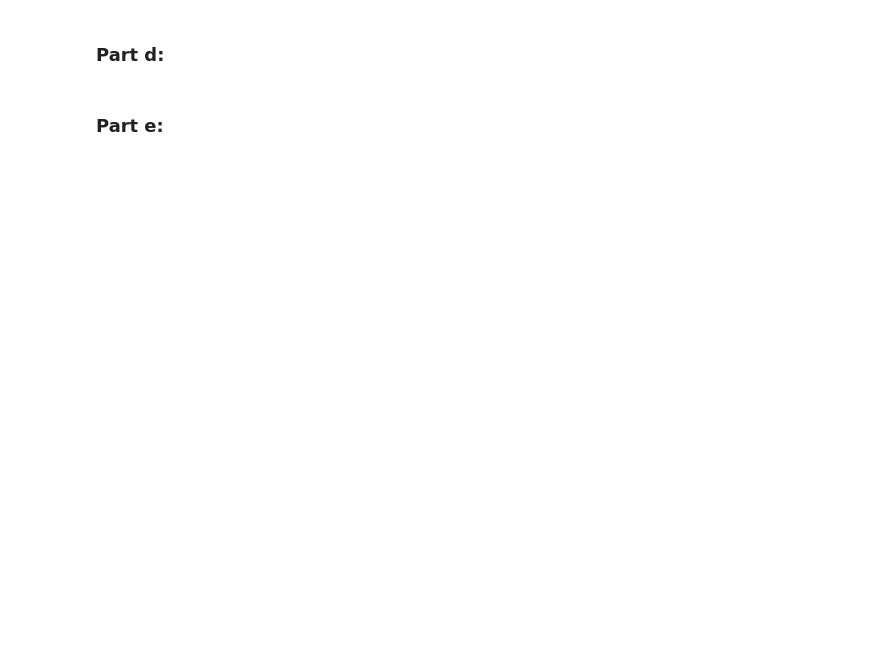
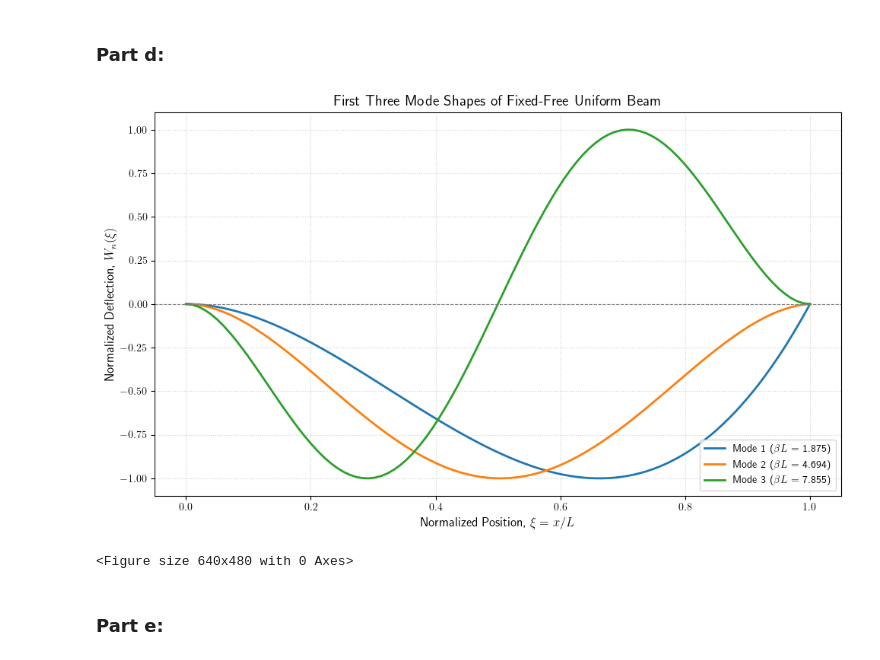
Before and after one commit to HoangNguyen17/AE543, a Jupyter notebook: HW6/HoangNguyen_HW6.ipynb, the cells around one changed output. Drawn from its saved outputs; the diff is of its cells as text; code cells hidden in the pictures; blank space fills up the shorter version.

```diff
--- a/HW6/HoangNguyen_HW6.ipynb
+++ b/HW6/HoangNguyen_HW6.ipynb
@@ -482,4 +886,60 @@ plt.show()
 # %% [markdown]
 ### Part d:
+# %%
+import numpy as np
+import matplotlib.pyplot as plt
+
+# 1. Define the first three roots (beta_n * L) of the characteristic equation
+# These are the eigenvalues that define the mode shapes.
+beta_L_roots = np.array([1.87510, 4.69409, 7.85476])
+
+# 2. Define the normalized coordinate (xi = x/L) from 0 to 1
+xi = np.linspace(0, 1, 100)
+
+# 3. Mode Shape Plotting Function
+def plot_mode_shapes(roots, xi):
+    """Calculates and plots the first three mode shapes."""
+    plt.figure(figsize=(10, 6))
+
+    for n, beta_L in enumerate(roots, 1):
+        # Calculate the ratio alpha_n required for the mode shape equation
+        alpha_n = (np.cos(beta_L) - np.cosh(beta_L)) / (np.sin(beta_L) - np.sinh(beta_L))
+
+        # Calculate the mode shape W_n(xi)
+        # W_n(xi) = [ (cos(beta_L*xi) - cosh(beta_L*xi)) - alpha_n * (sin(beta_L*xi) - sinh(beta_L*xi)) ]
+        W_n = (
+            (np.cos(beta_L * xi) - np.cosh(beta_L * xi)) -
+            alpha_n * (np.sin(beta_L * xi) - np.sinh(beta_L * xi))
+        )
+
+        # Normalize by the maximum absolute value for clean plotting (C_1n = 1)
+        W_n_normalized = W_n / np.max(np.abs(W_n))
+
+        # Plotting
+        plt.plot(xi, W_n_normalized, label=rf'Mode {n} ($\beta L$ = {beta_L:.3f})', linewidth=2)
+        # Plot the mode shape with a simple label
+        # plt.plot(xi, W_n_normalized, label=f'Mode {n}', linewidth=2)
+
+
+
+# Execute the plotting function
+plot_mode_shapes(beta_L_roots, xi)
+
+
+# Plot aesthetics
+plt.axhline(0, color='gray', linestyle='--', linewidth=0.8)
+# plt.axvline(0, color='k', linestyle='-', linewidth=2) # Fixed end (xi=0)
+plt.xlabel(r'Normalized Position, $\xi = x/L$', fontsize=12)
+plt.ylabel(r'Normalized Deflection, $W_n(\xi)$', fontsize=12)
+plt.title(r'First Three Mode Shapes of Fixed-Free Uniform Beam', fontsize=14)
+plt.legend(loc='lower right')
+plt.grid(True, linestyle=':', alpha=0.6)
+plt.tight_layout()
+plt.show()
+# # Save the figure
+plt.savefig('fixed_free_mode_shapes.png')
+# %% [output]
+[figure, added]
+<Figure size 640x480 with 0 Axes>
 # %% [markdown]
 ### Part e:
```
Also changed, not shown: parts of 19 cells of this notebook, 1 other file.
